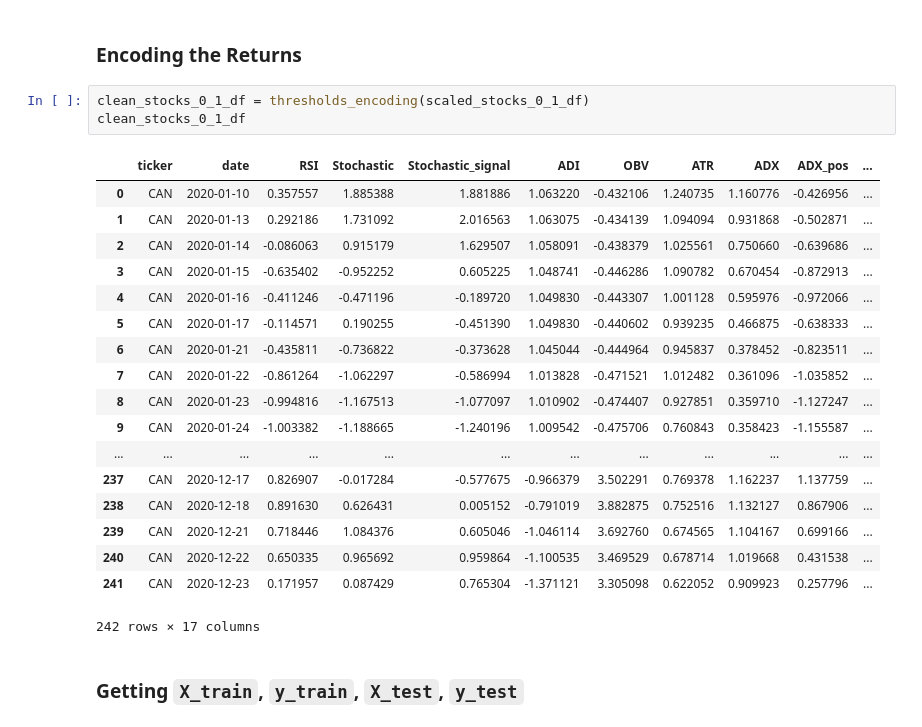
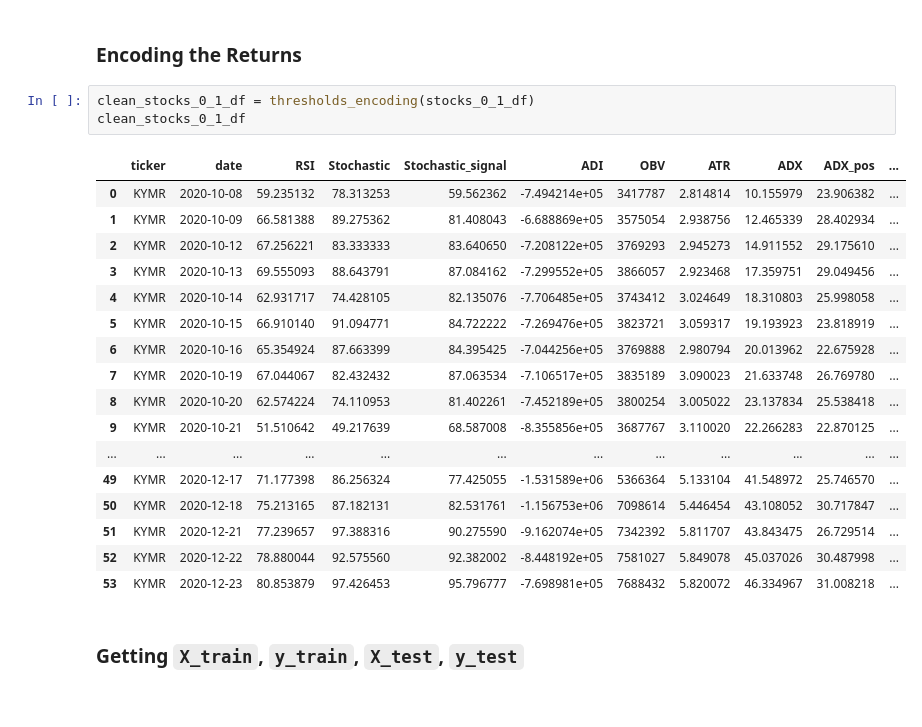
Before and after one commit to marcin-sobocinski/mlchartist, a Jupyter notebook: notebooks/companies_clusters/charles_companies_modeling_00-1_companies.ipynb, the cells around one changed output. Saved outputs shown, nothing was run; the diff lists cells and outputs as text.

```diff
--- a/notebooks/companies_clusters/charles_companies_modeling_00-1_companies.ipynb
+++ b/notebooks/companies_clusters/charles_companies_modeling_00-1_companies.ipynb
@@ -599,27 +608,26 @@ scaled_stocks_0_1_df
 # %% [markdown]
 ### Encoding the Returns
 # %%
-clean_stocks_0_1_df = thresholds_encoding(scaled_stocks_0_1_df)
+clean_stocks_0_1_df = thresholds_encoding(stocks_0_1_df)
 clean_stocks_0_1_df
 # %% [output]
 |  | ticker | date | RSI | Stochastic | Stochastic_signal | ADI | OBV | ATR | ADX | ADX_pos | ... |
-| 0 | CAN | 2020-01-10 | 0.357557 | 1.885388 | 1.881886 | 1.063220 | -0.432106 | 1.240735 | 1.160776 | -0.426956 | ... |
-| 1 | CAN | 2020-01-13 | 0.292186 | 1.731092 | 2.016563 | 1.063075 | -0.434139 | 1.094094 | 0.931868 | -0.502871 | ... |
-| 2 | CAN | 2020-01-14 | -0.086063 | 0.915179 | 1.629507 | 1.058091 | -0.438379 | 1.025561 | 0.750660 | -0.639686 | ... |
-| 3 | CAN | 2020-01-15 | -0.635402 | -0.952252 | 0.605225 | 1.048741 | -0.446286 | 1.090782 | 0.670454 | -0.872913 | ... |
-| 4 | CAN | 2020-01-16 | -0.411246 | -0.471196 | -0.189720 | 1.049830 | -0.443307 | 1.001128 | 0.595976 | -0.972066 | ... |
-| 5 | CAN | 2020-01-17 | -0.114571 | 0.190255 | -0.451390 | 1.049830 | -0.440602 | 0.939235 | 0.466875 | -0.638333 | ... |
-| 6 | CAN | 2020-01-21 | -0.435811 | -0.736822 | -0.373628 | 1.045044 | -0.444964 | 0.945837 | 0.378452 | -0.823511 | ... |
-| 7 | CAN | 2020-01-22 | -0.861264 | -1.062297 | -0.586994 | 1.013828 | -0.471521 | 1.012482 | 0.361096 | -1.035852 | ... |
-| 8 | CAN | 2020-01-23 | -0.994816 | -1.167513 | -1.077097 | 1.010902 | -0.474407 | 0.927851 | 0.359710 | -1.127247 | ... |
-| 9 | CAN | 2020-01-24 | -1.003382 | -1.188665 | -1.240196 | 1.009542 | -0.475706 | 0.760843 | 0.358423 | -1.155587 | ... |
+| 0 | KYMR | 2020-10-08 | 59.235132 | 78.313253 | 59.562362 | -7.494214e+05 | 3417787 | 2.814814 | 10.155979 | 23.906382 | ... |
+| 1 | KYMR | 2020-10-09 | 66.581388 | 89.275362 | 81.408043 | -6.688869e+05 | 3575054 | 2.938756 | 12.465339 | 28.402934 | ... |
+| 2 | KYMR | 2020-10-12 | 67.256221 | 83.333333 | 83.640650 | -7.208122e+05 | 3769293 | 2.945273 | 14.911552 | 29.175610 | ... |
+| 3 | KYMR | 2020-10-13 | 69.555093 | 88.643791 | 87.084162 | -7.299552e+05 | 3866057 | 2.923468 | 17.359751 | 29.049456 | ... |
+| 4 | KYMR | 2020-10-14 | 62.931717 | 74.428105 | 82.135076 | -7.706485e+05 | 3743412 | 3.024649 | 18.310803 | 25.998058 | ... |
+| 5 | KYMR | 2020-10-15 | 66.910140 | 91.094771 | 84.722222 | -7.269476e+05 | 3823721 | 3.059317 | 19.193923 | 23.818919 | ... |
+| 6 | KYMR | 2020-10-16 | 65.354924 | 87.663399 | 84.395425 | -7.044256e+05 | 3769888 | 2.980794 | 20.013962 | 22.675928 | ... |
+| 7 | KYMR | 2020-10-19 | 67.044067 | 82.432432 | 87.063534 | -7.106517e+05 | 3835189 | 3.090023 | 21.633748 | 26.769780 | ... |
+| 8 | KYMR | 2020-10-20 | 62.574224 | 74.110953 | 81.402261 | -7.452189e+05 | 3800254 | 3.005022 | 23.137834 | 25.538418 | ... |
+| 9 | KYMR | 2020-10-21 | 51.510642 | 49.217639 | 68.587008 | -8.355856e+05 | 3687767 | 3.110020 | 22.266283 | 22.870125 | ... |
 | ... | ... | ... | ... | ... | ... | ... | ... | ... | ... | ... | ... |
-| 237 | CAN | 2020-12-17 | 0.826907 | -0.017284 | -0.577675 | -0.966379 | 3.502291 | 0.769378 | 1.162237 | 1.137759 | ... |
-| 238 | CAN | 2020-12-18 | 0.891630 | 0.626431 | 0.005152 | -0.791019 | 3.882875 | 0.752516 | 1.132127 | 0.867906 | ... |
-| 239 | CAN | 2020-12-21 | 0.718446 | 1.084376 | 0.605046 | -1.046114 | 3.692760 | 0.674565 | 1.104167 | 0.699166 | ... |
-| 240 | CAN | 2020-12-22 | 0.650335 | 0.965692 | 0.959864 | -1.100535 | 3.469529 | 0.678714 | 1.019668 | 0.431538 | ... |
-| 241 | CAN | 2020-12-23 | 0.171957 | 0.087429 | 0.765304 | -1.371121 | 3.305098 | 0.622052 | 0.909923 | 0.257796 | ... |
+| 49 | KYMR | 2020-12-17 | 71.177398 | 86.256324 | 77.425055 | -1.531589e+06 | 5366364 | 5.133104 | 41.548972 | 25.746570 | ... |
+| 50 | KYMR | 2020-12-18 | 75.213165 | 87.182131 | 82.531761 | -1.156753e+06 | 7098614 | 5.446454 | 43.108052 | 30.717847 | ... |
+| 51 | KYMR | 2020-12-21 | 77.239657 | 97.388316 | 90.275590 | -9.162074e+05 | 7342392 | 5.811707 | 43.843475 | 26.729514 | ... |
+| 52 | KYMR | 2020-12-22 | 78.880044 | 92.575560 | 92.382002 | -8.448192e+05 | 7581027 | 5.849078 | 45.037026 | 30.487998 | ... |
+| 53 | KYMR | 2020-12-23 | 80.853879 | 97.426453 | 95.796777 | -7.698981e+05 | 7688432 | 5.820072 | 46.334967 | 31.008218 | ... |
-242 rows × 17 columns
 # %% [markdown]
 ### Getting `X_train`, `y_train`, `X_test`, `y_test`
 # %%
```
Also changed, not shown: parts of 16 cells of this notebook, 14 other files.
